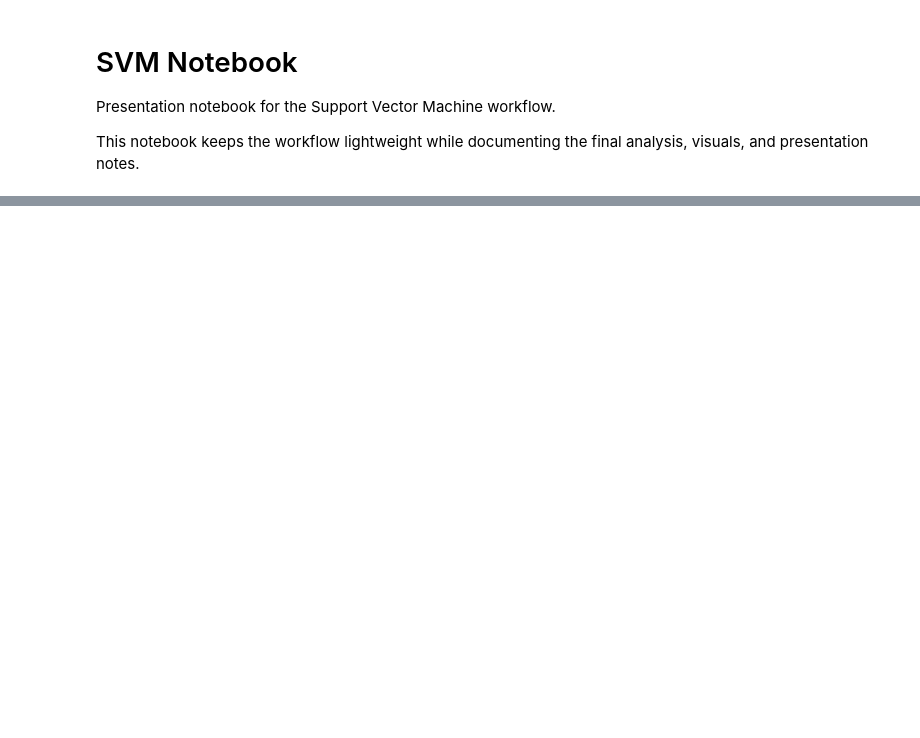
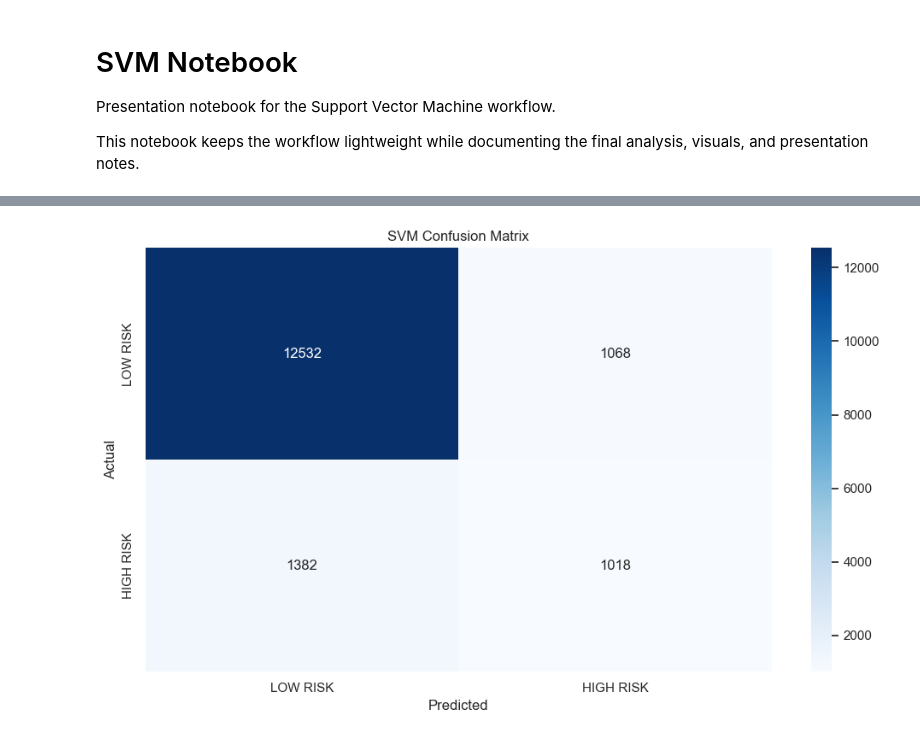
Before and after one commit to LauraSherifi/import-risk-analysis-system, a Jupyter notebook: ml/notebooks/svm.ipynb, the cells around one changed output, grey strips where cells are left out. Cells and saved outputs as stored; diff of their text form; code cells hidden in the pictures; blank space fills up the shorter version.

Commit message:
ML_SVM cleanup and notebook visuals

```diff
--- a/ml/notebooks/svm.ipynb
+++ b/ml/notebooks/svm.ipynb
@@ -6,6 +6,8 @@ Presentation notebook for the Support Vector Machine workflow.
 This notebook keeps the workflow lightweight while documenting the final analysis, visuals, and presentation notes.
 # %%
 from pathlib import Path
+import json
+import sys
 
 import joblib
 import matplotlib.pyplot as plt
@@ -23,17 +25,27 @@ plt.rcParams["figure.figsize"] = (10, 6)
 def find_ml_root(start=None):
     start = start or Path.cwd()
     for candidate in [start, *start.parents]:
-        if (candidate / "data" / "processed" / "cleaned_dataset.csv").exists():
-            return candidate
+        for data_root in [candidate, candidate / "ml"]:
+            if (data_root / "data" / "processed" / "cleaned_dataset.csv").exists():
+                return data_root
     raise FileNotFoundError("Could not locate ml/data/processed/cleaned_dataset.csv")
 
 ML_DIR = find_ml_root()
+ROOT_DIR = ML_DIR.parent
+if str(ROOT_DIR) not in sys.path:
+    sys.path.insert(0, str(ROOT_DIR))
+
+from svm_threshold import ThresholdedClassifier
 DATA_PATH = ML_DIR / "data" / "processed" / "cleaned_dataset.csv"
 MODEL_PATH = ML_DIR / "models" / "import_risk_svm.joblib"
+METRICS_PATH = ML_DIR / "models" / "svm_metrics.json"
 METRICS_PATH = ML_DIR / "models" / "svm_metrics.json"
 FEATURE_COLUMNS = [
     "price_usd",
     "weight_kg",
+    "length_m",
+    "width_m",
+    "height_m",
     "volume_m3",
     "max_dimension_m",
     "dimension_sum_m",
@@ -113,19 +133,21 @@ print(classification_report(y_test, y_pred, zero_division=0))
 # %%
-cm = confusion_matrix(y_test, y_pred, labels=["LOW RISK", "HIGH RISK"])
+cm = confusion_matrix(y_test, predicted_labels, labels=["LOW RISK", "HIGH RISK"])
 
 sns.heatmap(
     cm,
     annot=True,
     fmt="d",
     cmap="Blues",
     xticklabels=["LOW RISK", "HIGH RISK"],
     yticklabels=["LOW RISK", "HIGH RISK"],
 )
 plt.title("SVM Confusion Matrix")
 plt.xlabel("Predicted")
 plt.ylabel("Actual")
 plt.tight_layout()
 plt.show()
+# %% [output]
+[figure, added]
 # %%
 metric_series = pd.Series({
     "Accuracy": metrics["accuracy"],
```
Also changed, not shown: parts of 5 cells of this notebook, 4 other files.
